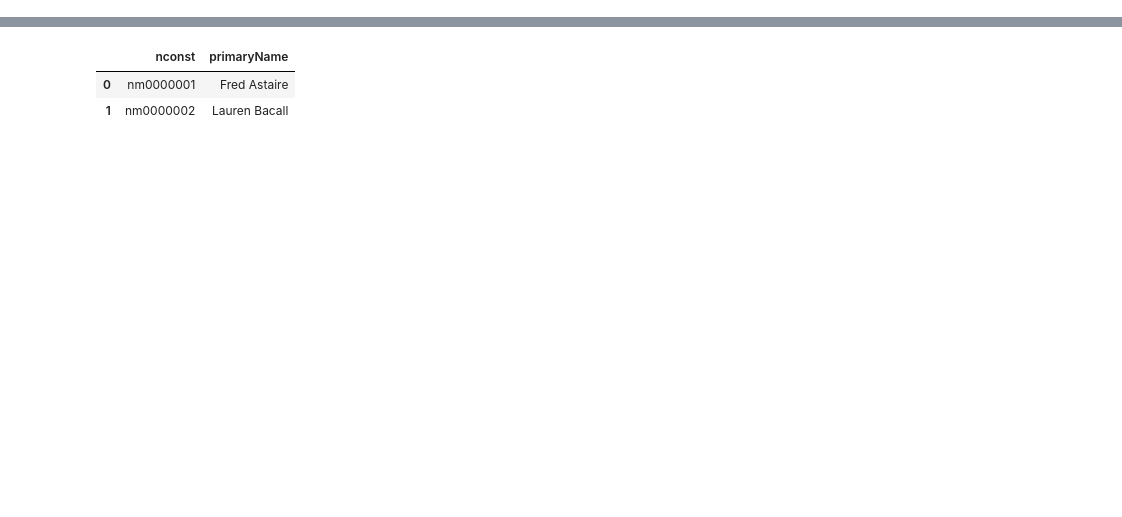
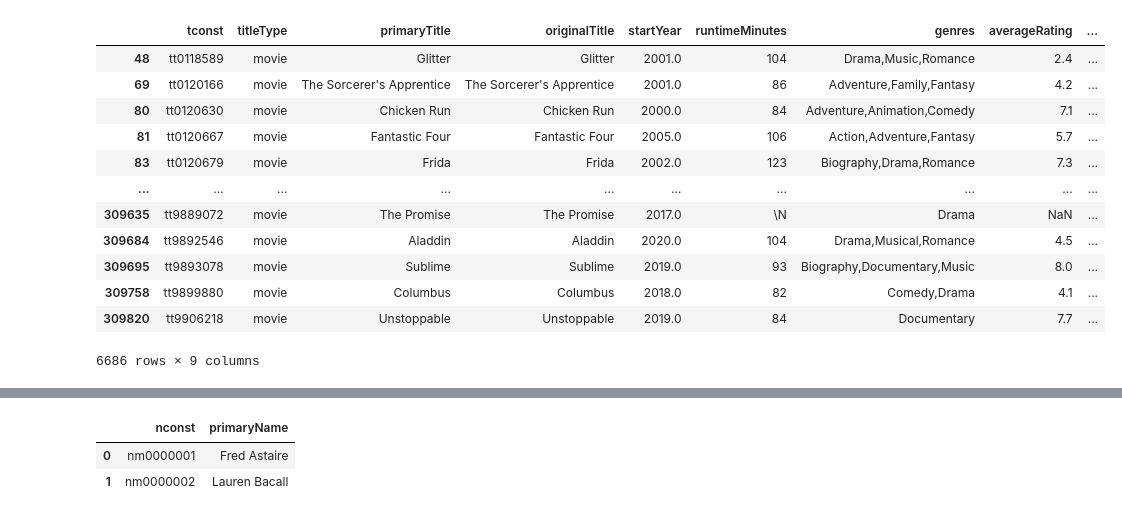
Before and after one commit to ttrechsel/Phase2_Movies, a Jupyter notebook: Code/Extra_IMDB_Data_Prep.ipynb, the cells around one changed output, grey strips where cells are left out. Cells and saved outputs as stored; diff of their text form; code cells hidden in the pictures; blank space fills up the shorter version.

Commit message:
cleaned supp data

```diff
--- a/Code/Extra_IMDB_Data_Prep.ipynb
+++ b/Code/Extra_IMDB_Data_Prep.ipynb
@@ -4,0 +70,14 @@ import pandas as pd
+# %%
+# Read in The Numbers dataset
+tn_budgets = pd.read_csv('../zippedData/tn.movie_budgets.csv.gz', parse_dates=['release_date'], encoding='UTF-8')
+
+# Get year of release
+tn_budgets['release_year'] = tn_budgets['release_date'].dt.year
+
+# Filter out movies released before 2000
+tn_clean = tn_budgets[tn_budgets['release_year'] >= 2000]
+
+# Get list of movies whose attributes we want to look at
+# I.e. the movies that we actually have profitability measures for
+target_list = tn_clean['movie'].values.tolist()
+target_list
@@ -4,0 +102,18 @@ import pandas as pd
+# %%
+# Slice our DataFrame to exclude movies not in our target list
+movies_clean = movies_df[movies_df['primaryTitle'].isin(target_list) == True]
+movies_clean
+# %% [output]
+|  | tconst | titleType | primaryTitle | originalTitle | startYear | runtimeMinutes | genres | averageRating | ... |
+| 48 | tt0118589 | movie | Glitter | Glitter | 2001.0 | 104 | Drama,Music,Romance | 2.4 | ... |
+| 69 | tt0120166 | movie | The Sorcerer's Apprentice | The Sorcerer's Apprentice | 2001.0 | 86 | Adventure,Family,Fantasy | 4.2 | ... |
+| 80 | tt0120630 | movie | Chicken Run | Chicken Run | 2000.0 | 84 | Adventure,Animation,Comedy | 7.1 | ... |
+| 81 | tt0120667 | movie | Fantastic Four | Fantastic Four | 2005.0 | 106 | Action,Adventure,Fantasy | 5.7 | ... |
+| 83 | tt0120679 | movie | Frida | Frida | 2002.0 | 123 | Biography,Drama,Romance | 7.3 | ... |
+| ... | ... | ... | ... | ... | ... | ... | ... | ... | ... |
+| 309635 | tt9889072 | movie | The Promise | The Promise | 2017.0 | \N | Drama | NaN | ... |
+| 309684 | tt9892546 | movie | Aladdin | Aladdin | 2020.0 | 104 | Drama,Musical,Romance | 4.5 | ... |
+| 309695 | tt9893078 | movie | Sublime | Sublime | 2019.0 | 93 | Biography,Documentary,Music | 8.0 | ... |
+| 309758 | tt9899880 | movie | Columbus | Columbus | 2018.0 | 82 | Comedy,Drama | 4.1 | ... |
+| 309820 | tt9906218 | movie | Unstoppable | Unstoppable | 2019.0 | 84 | Documentary | 7.7 | ... |
+6686 rows × 9 columns
```
Also changed, not shown: parts of 49 cells of this notebook, 1 other file.
